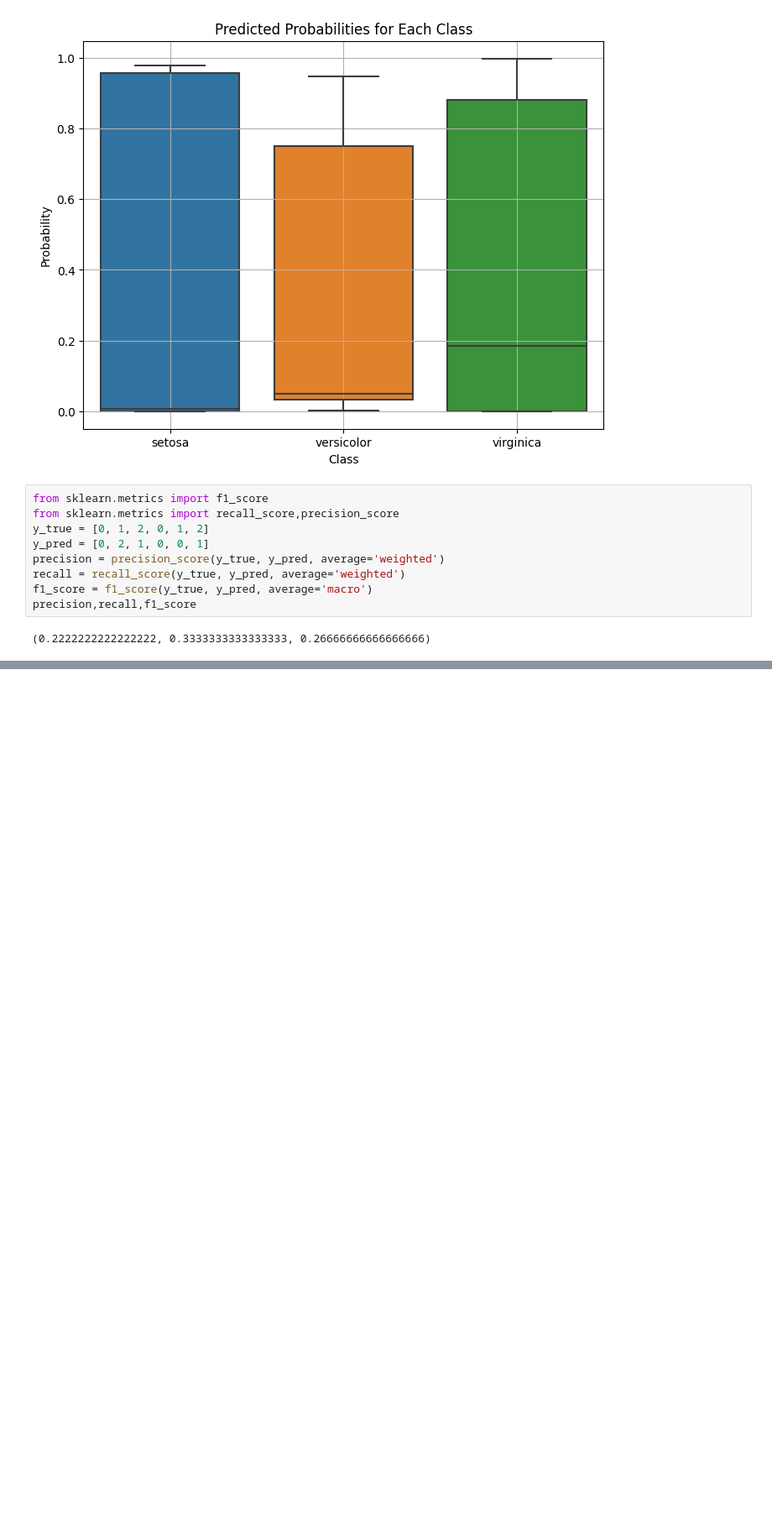
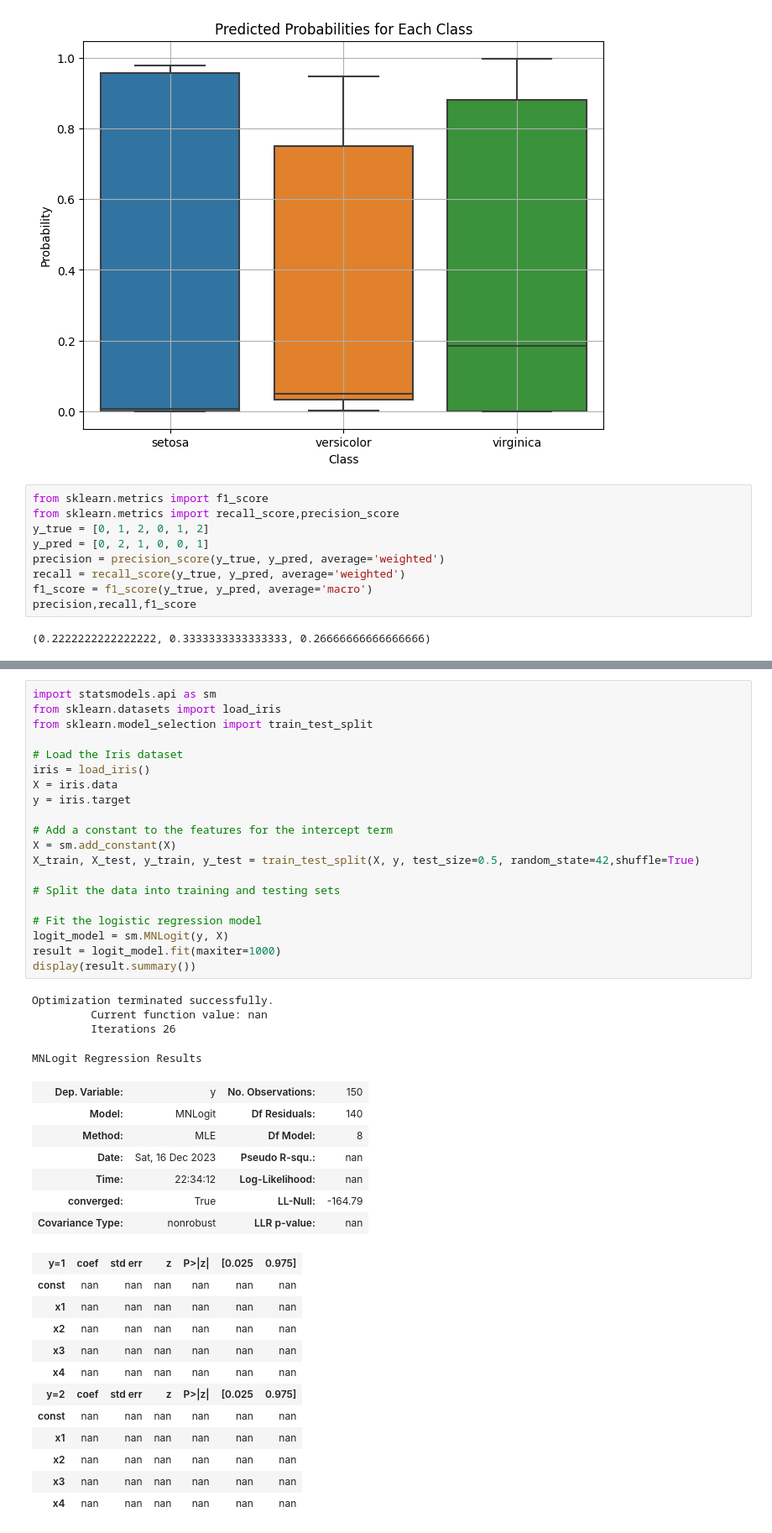
Before and after one commit to Versus-91/aitoolkit, a Jupyter notebook: test.ipynb, the cells around one changed output, grey strips where cells are left out. Shown at 84% size. Cells and saved outputs as stored; diff of their text form; blank space fills up the shorter version.

Commit message:
model options selct

```diff
--- a/test.ipynb
+++ b/test.ipynb
@@ -100,0 +47,44 @@ Please also refer to the documentation for alternative solver options:
+# %%
+import statsmodels.api as sm
+from sklearn.datasets import load_iris
+from sklearn.model_selection import train_test_split
+
+# Load the Iris dataset
+iris = load_iris()
+X = iris.data
+y = iris.target
+
+# Add a constant to the features for the intercept term
+X = sm.add_constant(X)
+X_train, X_test, y_train, y_test = train_test_split(X, y, test_size=0.5, random_state=42,shuffle=True)
+
+# Split the data into training and testing sets
+
+# Fit the logistic regression model
+logit_model = sm.MNLogit(y, X)
+result = logit_model.fit(maxiter=1000)
+display(result.summary())
+# %% [output]
+Optimization terminated successfully.
+         Current function value: nan
+         Iterations 26
+MNLogit Regression Results
+| Dep. Variable: | y | No. Observations: | 150 |
+| Model: | MNLogit | Df Residuals: | 140 |
+| Method: | MLE | Df Model: | 8 |
+| Date: | Sat, 16 Dec 2023 | Pseudo R-squ.: | nan |
+| Time: | 22:34:12 | Log-Likelihood: | nan |
+| converged: | True | LL-Null: | -164.79 |
+| Covariance Type: | nonrobust | LLR p-value: | nan |
+| y=1 | coef | std err | z | P>|z| | [0.025 | 0.975] |
+| const | nan | nan | nan | nan | nan | nan |
+| x1 | nan | nan | nan | nan | nan | nan |
+| x2 | nan | nan | nan | nan | nan | nan |
+| x3 | nan | nan | nan | nan | nan | nan |
+| x4 | nan | nan | nan | nan | nan | nan |
+| y=2 | coef | std err | z | P>|z| | [0.025 | 0.975] |
+| const | nan | nan | nan | nan | nan | nan |
+| x1 | nan | nan | nan | nan | nan | nan |
+| x2 | nan | nan | nan | nan | nan | nan |
+| x3 | nan | nan | nan | nan | nan | nan |
+| x4 | nan | nan | nan | nan | nan | nan |
```
Also changed, not shown: parts of 1 cell of this notebook, 4 other files.
